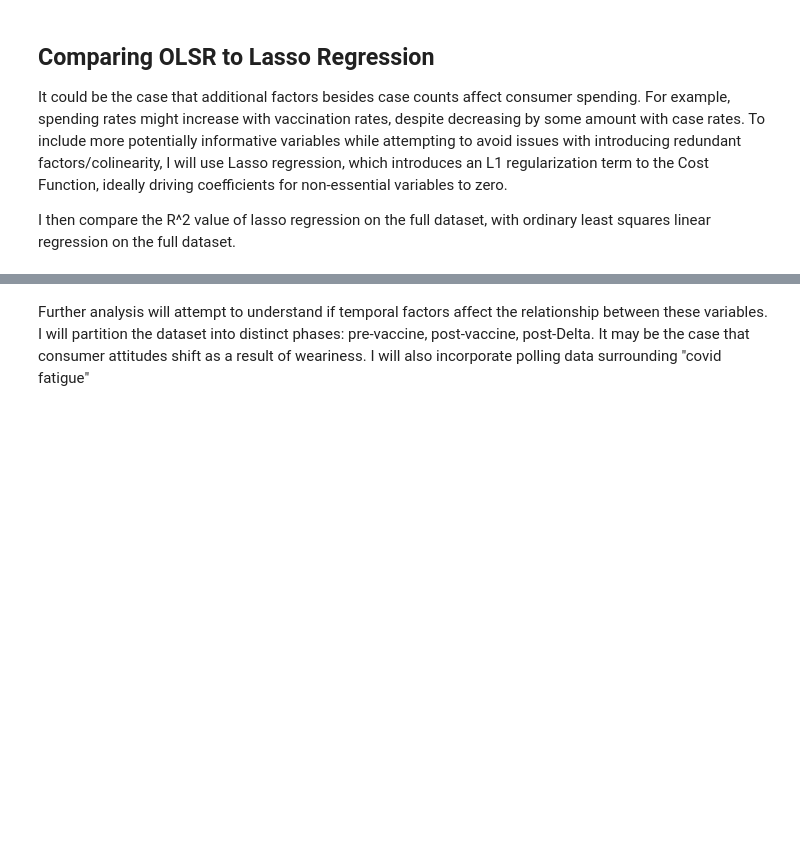
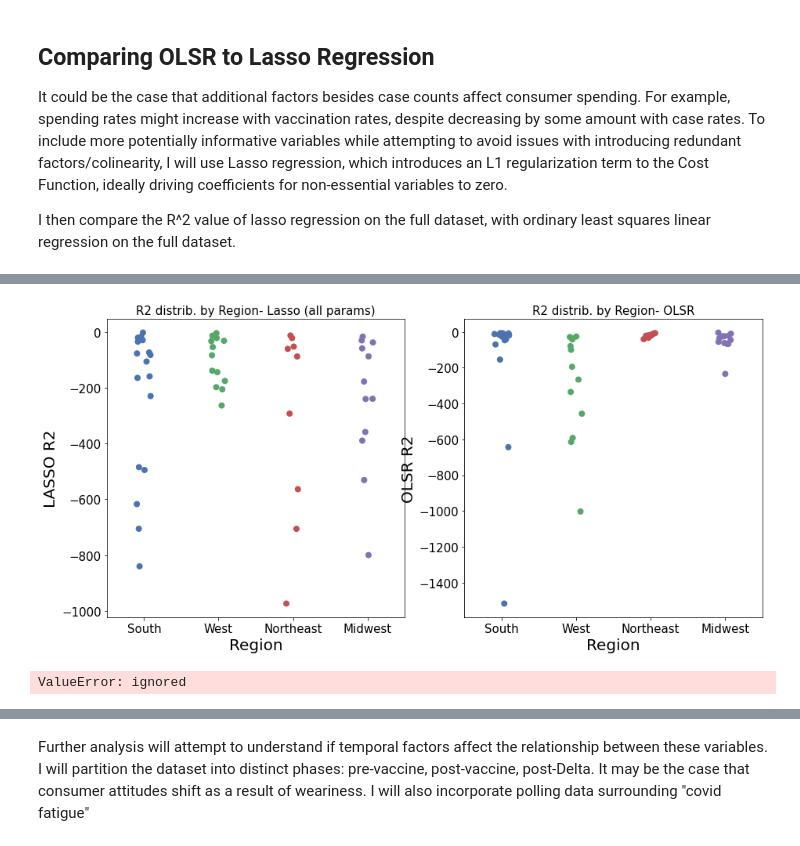
Before and after one commit to cjohnsoncruz/covid_spread_and_business_revenue, a Jupyter notebook: Quantifying_how_Covid_Case_Rates_affect_Business_Revenue.ipynb, the cells around one changed output, grey strips where cells are left out. Cells and saved outputs as stored; diff of their text form; code cells hidden in the pictures; blank space fills up the shorter version.

```diff
--- a/Quantifying_how_Covid_Case_Rates_affect_Business_Revenue.ipynb
+++ b/Quantifying_how_Covid_Case_Rates_affect_Business_Revenue.ipynb
@@ -520,16 +452,20 @@ numeric_revenue_features = find_cols_with_substring(revenue_per_state, 'revenue'
 
 #cross validate params on one dataset to determine appropriate alphs
 indep_vars = numeric_covid_features #expanding breadth of variables used
-Y_variable = ['spend_all']
+Y_variable = ['revenue_all']
 run_cross_val = True
 norm_method = 'none'
 
 #create storage variables for model and predictions
-r_2_lasso = list()
+r_2_lasso = dict() #stores MEAN of all values by state
 predictions_lasso = dict()
 residuals_lasso = dict()
+
 lasso_model_by_state = dict()
-lasso_r_squared = dict()
+lasso_r_squared = dict() #stores INDIVIDUAL R2 values for each CV run by state
+
+lasso_RMSE = dict() #stores array of INDIVIDUAL RMSE by state
+lasso_RMSE_mean = dict() #stores MEAN of RMSE by state
 
 for state in all_state_names:
     covid_rate_per_state = join_covid_spending_revenue_df[state].loc[:, covid_features]
@@ -537,22 +473,26 @@ for state in all_state_names:
     revenue_per_state = join_covid_spending_revenue_df[state].loc[:, revenue_features]
         #create state specific storage
     lasso_r_squared[state] = np.empty((1,num_splits))# to store the specific r squared values for these
-    #predictions_lasso[state] = np.empty((1,num_splits)) #list()
-    #residuals_lasso[state]  = np.empty((1,num_splits)) #list()
+    predictions_lasso[state] = list() #list()
+    residuals_lasso[state]  = np.empty((1,num_splits)) #list()
+    lasso_RMSE[state] = np.empty((1,num_splits))# to store the specific r squared values for these
+    lasso_model_by_state[state] = list()
     count = 0
 
     for train_split,test_split in splits.split(covid_rate_per_state):
         #train
         train_df_x = covid_rate_per_state.iloc[train_split, :].copy().reset_index(drop = True)
-        train_df_y = spending_per_state.iloc[train_split, :].copy().reset_index(drop = True)
+        train_df_y = revenue_per_state.iloc[train_split, :].copy().reset_index(drop = True)
         #test with 2021
         test_df_x = covid_rate_per_state.iloc[test_split, :].copy().reset_index(drop = True)
-        test_df_y = spending_per_state.iloc[test_split, :].copy().reset_index(drop = True)
+        test_df_y = revenue_per_state.iloc[test_split, :].copy().reset_index(drop = True)
 
         #run model itself on SPECIFIC test train split
-        lasso_model_by_state[state], lasso_r_squared[state][0, count],  _ = process_run_lasso_reg( train_df_x, train_df_y,test_df_x, test_df_y, indep_vars, Y_variable,run_cross_val, norm_method)
+        current_lasso_model_by_state, lasso_r_squared[state][0, count],current_lasso_predictions, lasso_RMSE[state][0, count] = process_run_lasso_reg( train_df_x, train_df_y,test_df_x, test_df_y, indep_vars, Y_variable,run_cross_val, norm_method)
         count = count+1
 
-    r_2_lasso.append(np.mean(lasso_r_squared[state]))
+        predictions_lasso[state].append(current_lasso_predictions)
+        lasso_model_by_state[state].append(current_lasso_model_by_state)
 
-df_model_performance_by_state.loc[:, 'LASSO R2'] = r_2_lasso
+    r_2_lasso[state] = np.mean(lasso_r_squared[state])
+    lasso_RMSE_mean[state] = np.mean(lasso_RMSE[state])
@@ -584,0 +499,3 @@ lasso_feature_coeff_df.head()
+# %%
+df_model_performance_by_state['LASSO R2'] =r_2_lasso.values()
+df_model_performance_by_state.head()
@@ -588,8 +512,6 @@ df_model_performance_by_state['LASSO-OLSR R2 Delta'] =  df_model_performance_by_
 #import CSV of all states
 states_by_region = 'https://raw.githubusercontent.com/cphalpert/census-regions/master/us%20census%20bureau%20regions%20and%20divisions.csv'
 allstates_df = pd.read_csv(states_by_region)
-allstates_df= allstates_df.drop(allstates_df.index[7]).copy()
-allstates_df.head()
 
-df_model_performance_by_state = pd.merge(df_model_performance_by_state, allstates_df, left_on = 'State Name', right_on = 'State').drop(axis = 1, labels = ('State Name'))
-df_model_performance_by_state.head(2)
+df_model_R2_by_state = pd.merge(df_model_performance_by_state, allstates_df, how = 'inner', right_on = 'State', left_index = True)
+df_model_R2_by_state.head()
@@ -596,15 +525,17 @@ df_model_performance_by_state.head(2)
 # %%
 
-#create boxplot of state values by region
+#create boxplot of state R2 values by region
 fig, ax = plt.subplots(1,2, figsize = (15,7))
-g= sns.stripplot(x = 'Region', y = "LASSO R2", data = df_model_performance_by_state, size = 8, ax = ax[0]);
+g= sns.stripplot(x = 'Region', y = "LASSO R2", data = df_model_R2_by_state, size = 8, ax = ax[0]);
 ax[0].tick_params(labelsize=15)
 ax[0].xaxis.label.set_fontsize(20)
 ax[0].yaxis.label.set_fontsize(20)
 ax[0].set_title('R2 distrib. by Region- Lasso (all params)', fontsize=15);
 
-g= sns.stripplot(x = 'Region', y = "OLSR R2", data = df_model_performance_by_state, size = 8, ax = ax[1]);
+g= sns.stripplot(x = 'Region', y = "OLSR R2", data = df_model_R2_by_state, size = 8, ax = ax[1]);
 ax[1].tick_params(labelsize=15)
 ax[1].xaxis.label.set_fontsize(20)
 ax[1].yaxis.label.set_fontsize(20)
 ax[1].set_title('R2 distrib. by Region- OLSR', fontsize=15);
+# %% [output]
+[figure, added]
@@ -614,0 +542,10 @@ ax[1].set_title('R2 distrib. by Region- OLSR', fontsize=15);
+# %%
+## TO DO:
+#create graph comparing RMSE across models
+
+df_model_performance_by_state['OLSR-RMSE'] = linear_RMSE_mean.values()
+df_model_performance_by_state['Lasso-RMSE'] = lasso_RMSE_mean.values()
+
+df_model_performance_by_state = pd.merge(df_model_performance_by_state, allstates_df, how = 'inner', right_on = 'State', left_index = True)
+# %% [output]
+ValueError: ignored
```
Also changed, not shown: parts of 39 cells of this notebook.
